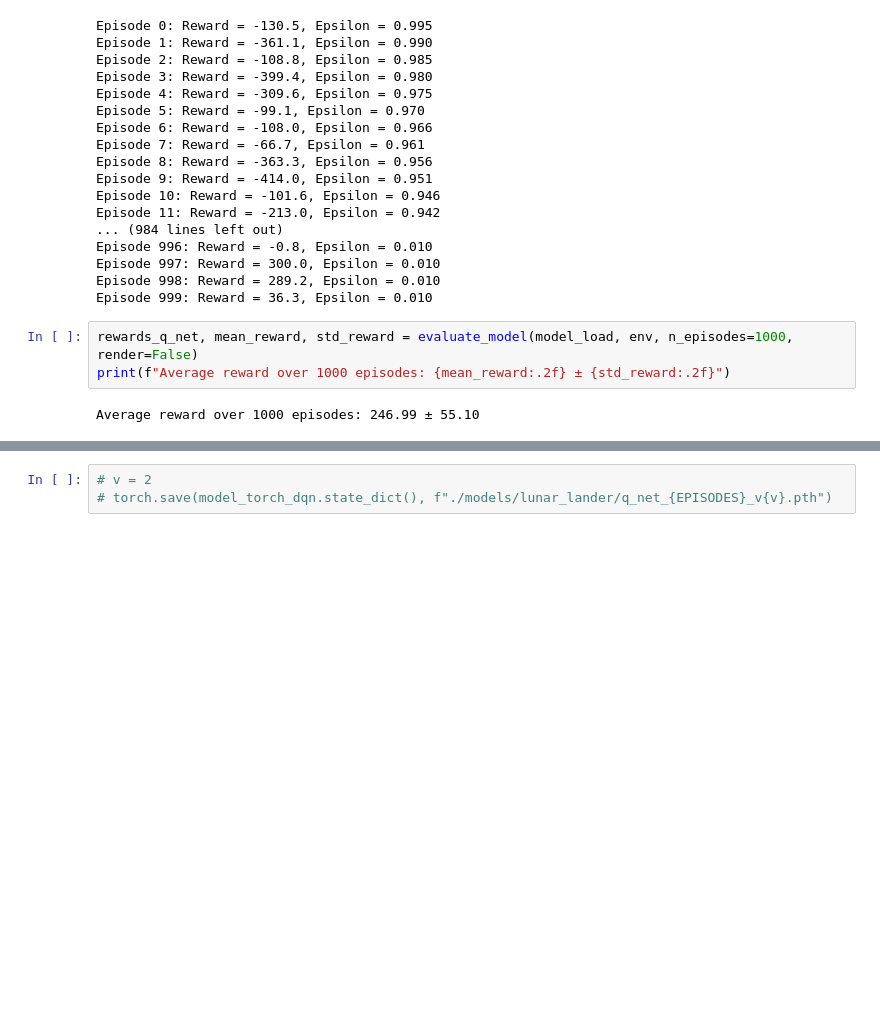
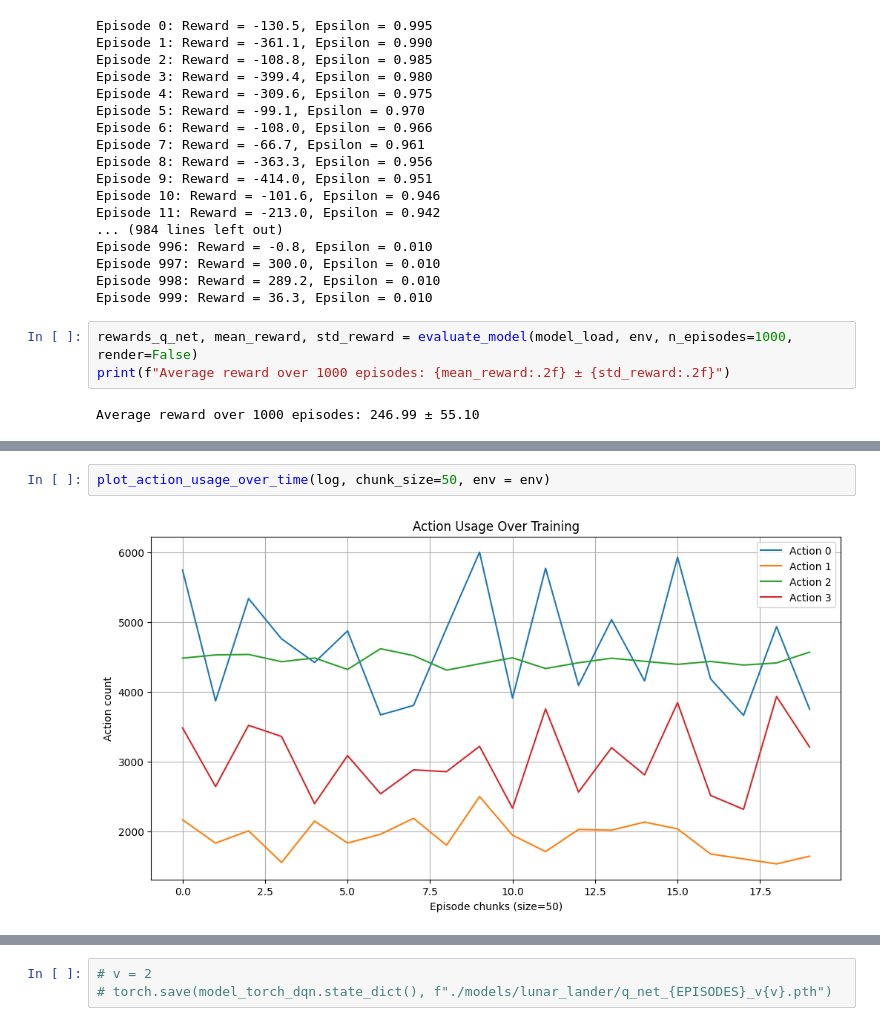
Before and after one commit to MGN19/Reinforcement-learning, a Jupyter notebook: Lunar Lander.ipynb, the cells around one changed output, grey strips where cells are left out. Drawn from its saved outputs; the diff is of its cells as text; blank space fills up the shorter version.

```diff
--- a/Lunar Lander.ipynb
+++ b/Lunar Lander.ipynb
@@ -499,0 +518,4 @@ scatter_plot_actions(actions, episode=0)
+# %%
+plot_action_usage_over_time(log, chunk_size=50, env = env)
+# %% [output]
+[figure, added]
```
Also changed, not shown: parts of 9 cells of this notebook, 1 other file.
